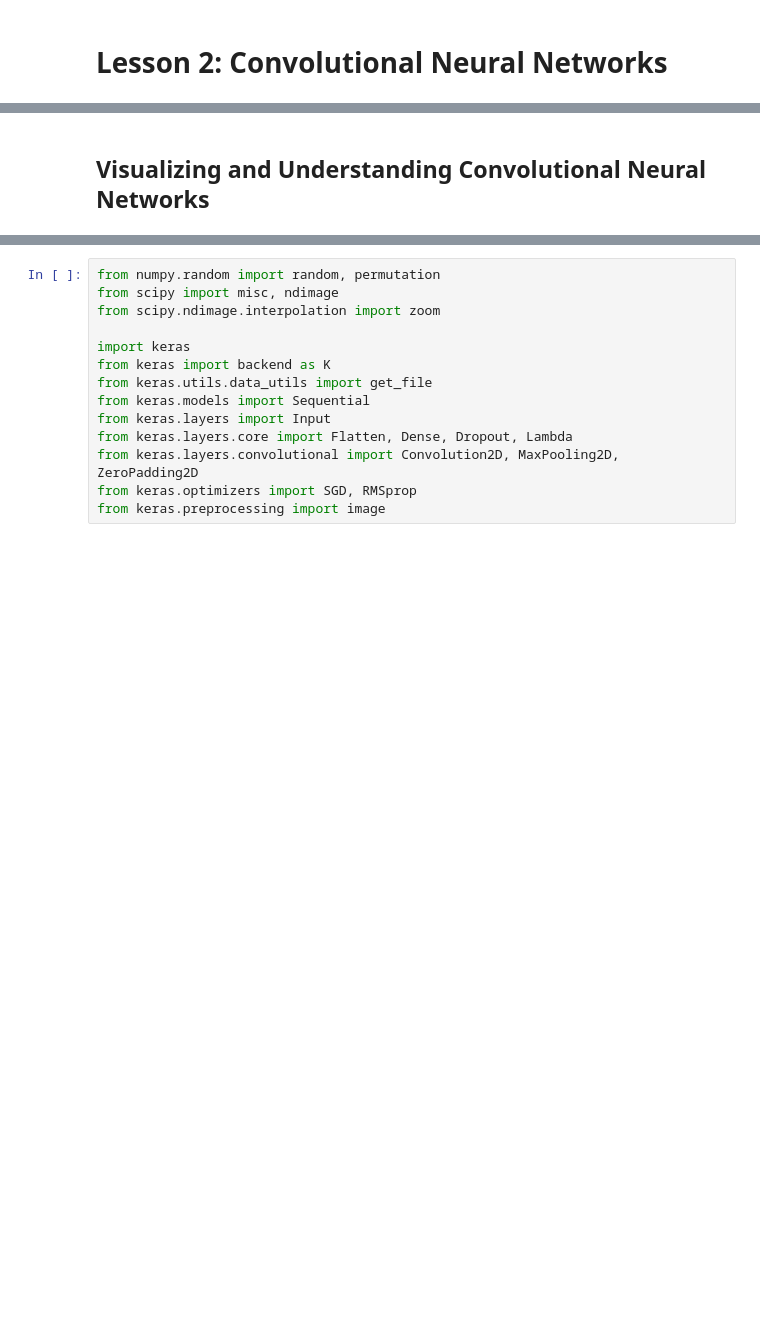
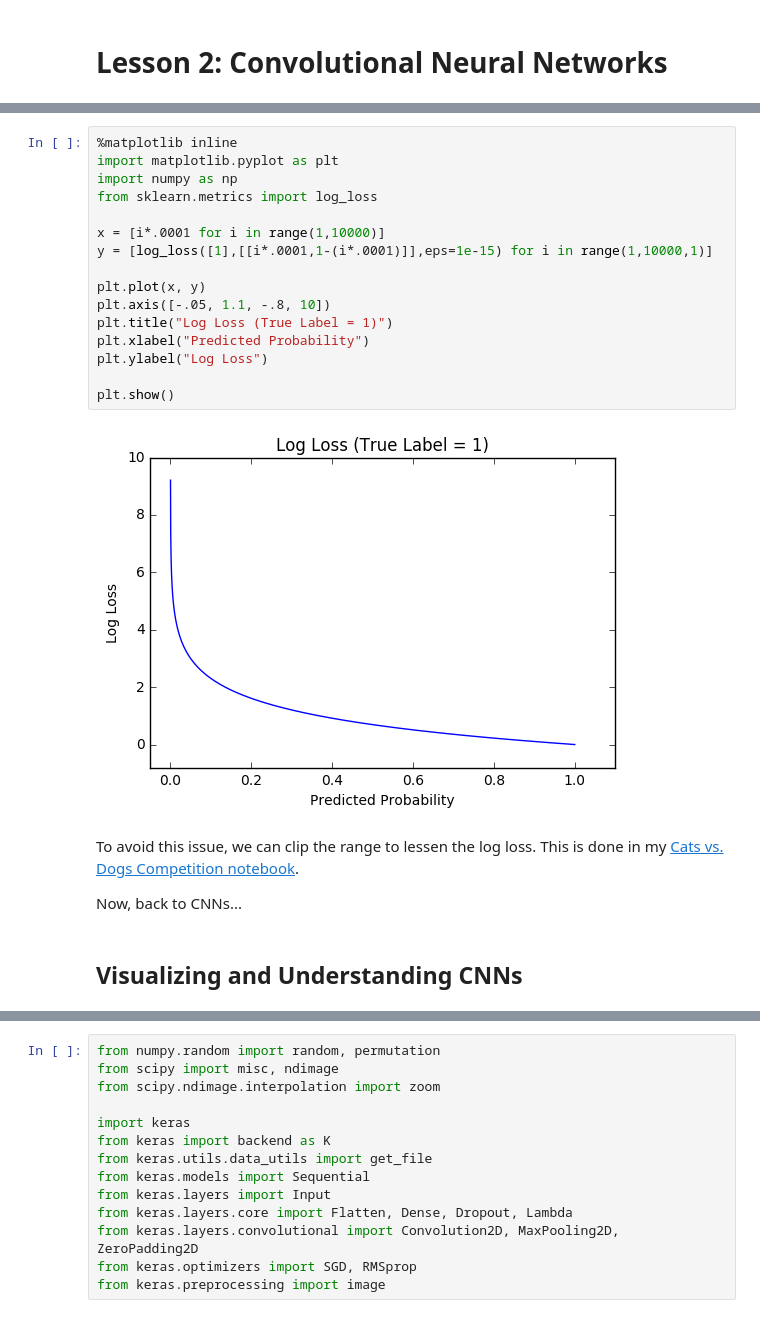
Before and after one commit to fdaham/fast-ai, a Jupyter notebook: lesson2.ipynb, the cells around one changed output, grey strips where cells are left out. Cells and saved outputs as stored; diff of their text form; blank space fills up the shorter version.

Commit message:
Edits to Lesson 2, added Cats vs Dogs Kaggle competition notebook

```diff
--- a/lesson2.ipynb
+++ b/lesson2.ipynb
@@ -34,3 +50,25 @@ Now that we've entered the competition and downloaded the necessary data sets, w
+# %%
+%matplotlib inline
+import matplotlib.pyplot as plt
+import numpy as np
+from sklearn.metrics import log_loss
+
+x = [i*.0001 for i in range(1,10000)]
+y = [log_loss([1],[[i*.0001,1-(i*.0001)]],eps=1e-15) for i in range(1,10000,1)]
+
+plt.plot(x, y)
+plt.axis([-.05, 1.1, -.8, 10])
+plt.title("Log Loss (True Label = 1)")
+plt.xlabel("Predicted Probability")
+plt.ylabel("Log Loss")
+
+plt.show()
+# %% [output]
+[figure, added]
+# %% [markdown]
+To avoid this issue, we can clip the range to lessen the log loss. This is done in my [Cats vs. Dogs Competition notebook](https://github.com/fdaham/fastai/blob/master/dogs_cats_kaggle.ipynb).
+
+Now, back to CNNs...
 # %% [markdown]
-## Visualizing and Understanding Convolutional Neural Networks
+## Visualizing and Understanding CNNs
 # %% [markdown]
```
Also changed, not shown: parts of 40 cells of this notebook, 1 other file.
